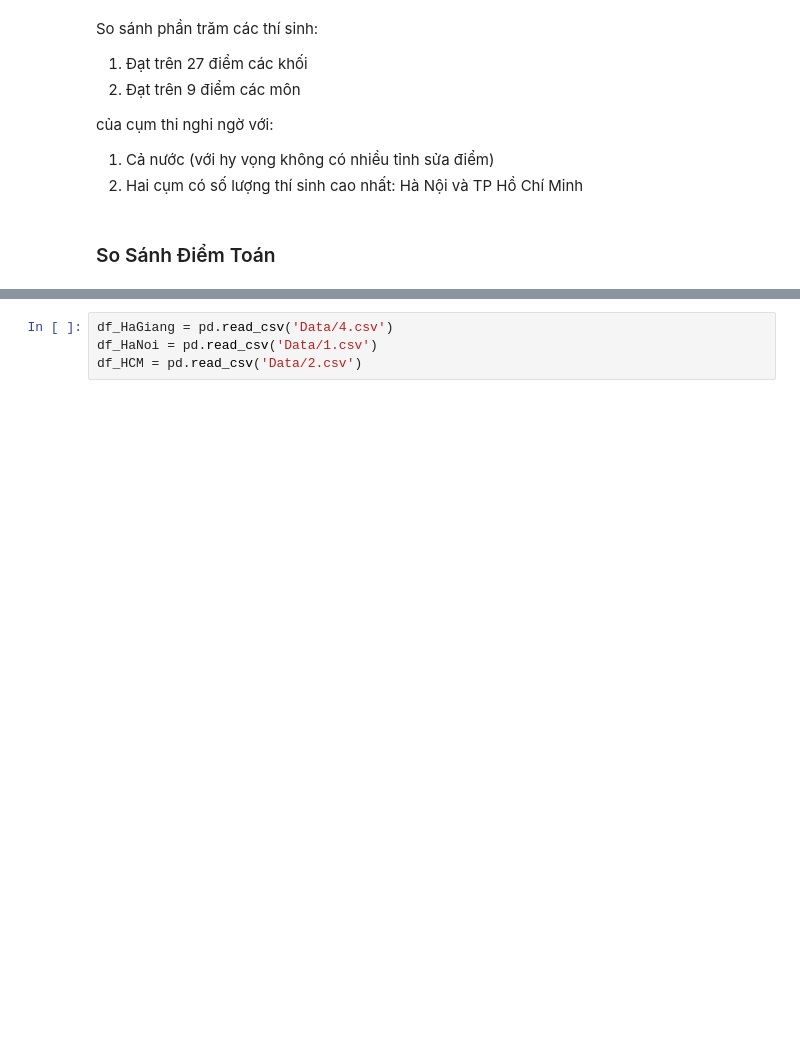
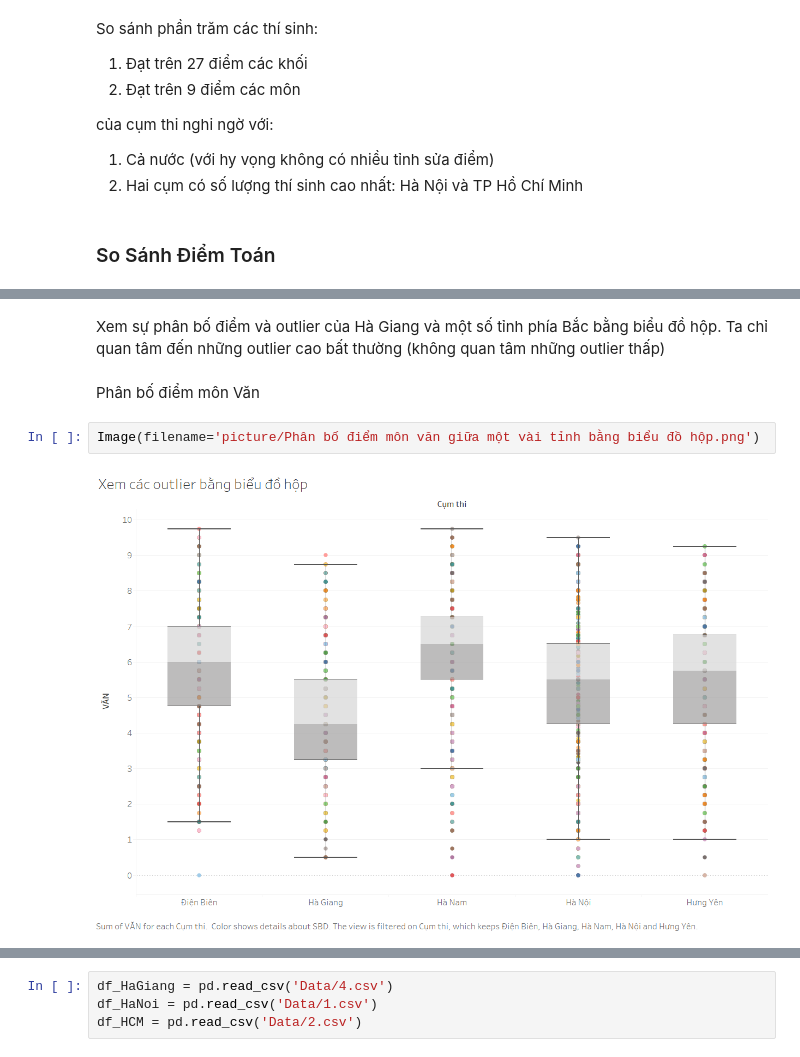
Before and after one commit to nguyenkhangme/project-visualization-cheating-score, a Jupyter notebook: Main.ipynb, the cells around one changed output, grey strips where cells are left out. Saved outputs shown, nothing was run; the diff lists cells and outputs as text; blank space fills up the shorter version.

```diff
--- a/Main.ipynb
+++ b/Main.ipynb
@@ -200,0 +221,8 @@ sns.catplot(x="TOÁN", kind="count", palette="ch:.25", data=df)
+# %% [markdown]
+Xem sự phân bố điểm và outlier của Hà Giang và một số tỉnh phía Bắc bằng biểu đồ hộp. Ta chỉ quan tâm đến những outlier cao bất thường (không quan tâm những outlier thấp)
+# %% [markdown]
+Phân bố điểm môn Văn
+# %%
+Image(filename='picture/Phân bố điểm môn văn giữa một vài tỉnh bằng biểu đồ hộp.png')
+# %% [output]
+[figure, added]
```
Also changed, not shown: parts of 24 cells of this notebook, 10 other files.
